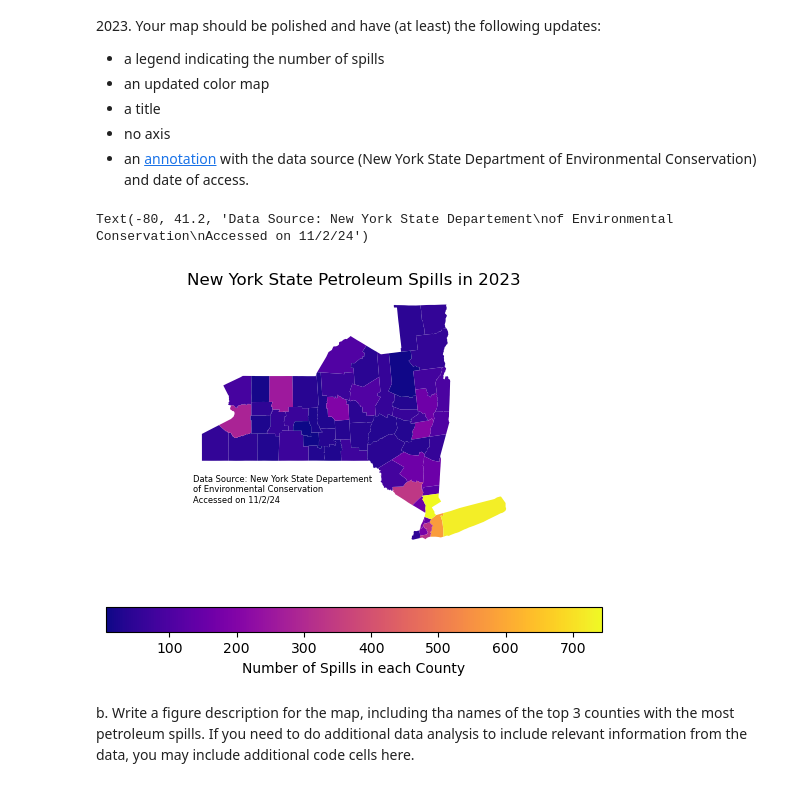
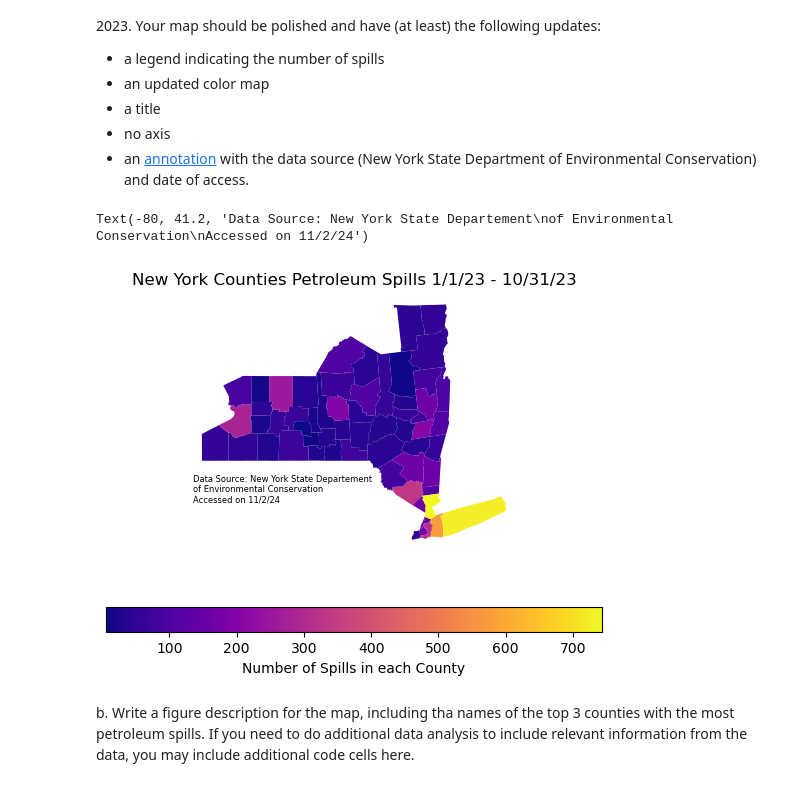
Before and after one commit to jocardelle/eds220-hwk3, a Jupyter notebook: hwk3-task2-oil-spills-CARDELLE.ipynb, the cells around one changed output. Drawn from its saved outputs; the diff is of its cells as text; code cells hidden in the pictures.

```diff
--- a/hwk3-task2-oil-spills-CARDELLE.ipynb
+++ b/hwk3-task2-oil-spills-CARDELLE.ipynb
@@ -461,15 +461,15 @@ Your map should be polished and have (at least) the following updates:
 - an [annotation](https://matplotlib.org/stable/api/_as_gen/matplotlib.pyplot.annotate.html) with the data source (New York State Department of Environmental Conservation) and date of access.
 # %%
 # Make a chorpleth map
-ny_counties = gpd.GeoDataFrame(ny_counties, geometry='geometry')
-ny_counties.crs = 'EPSG:4269'
-ax = ny_counties.plot(column='n_spills', legend = True, cmap = 'plasma', legend_kwds={"label": "Number of Spills in each County", "orientation": "horizontal"})
-ax.set_axis_off()
-ax.set_title("New York State Petroleum Spills in 2023")
-ax.annotate('Data Source: New York State Departement\nof Environmental Conservation\nAccessed on 11/2/24', xy=(-80,41.2), fontsize = 6)
+ny_counties = gpd.GeoDataFrame(ny_counties, geometry='geometry') # Make ny_counties into a geodf
+ny_counties.crs = 'EPSG:4269' # Set CRS
+ax = ny_counties.plot(column='n_spills', legend = True, cmap = 'plasma', legend_kwds={"label": "Number of Spills in each County", "orientation": "horizontal"}) # Plot and set aesthetics
+ax.set_axis_off() # Turn off axis
+ax.set_title("New York Counties Petroleum Spills 1/1/23 - 10/31/23") # Set a title
+ax.annotate('Data Source: New York State Departement\nof Environmental Conservation\nAccessed on 11/2/24', xy=(-80,41.2), fontsize = 6) # Add annotation
 # %% [output]
 Text(-80, 41.2, 'Data Source: New York State Departement\nof Environmental Conservation\nAccessed on 11/2/24')
-[figure, old version]
+[figure, new version]
 # %% [markdown]
 <!-- END QUESTION -->
 
```
Also changed, not shown: 2 other files.
